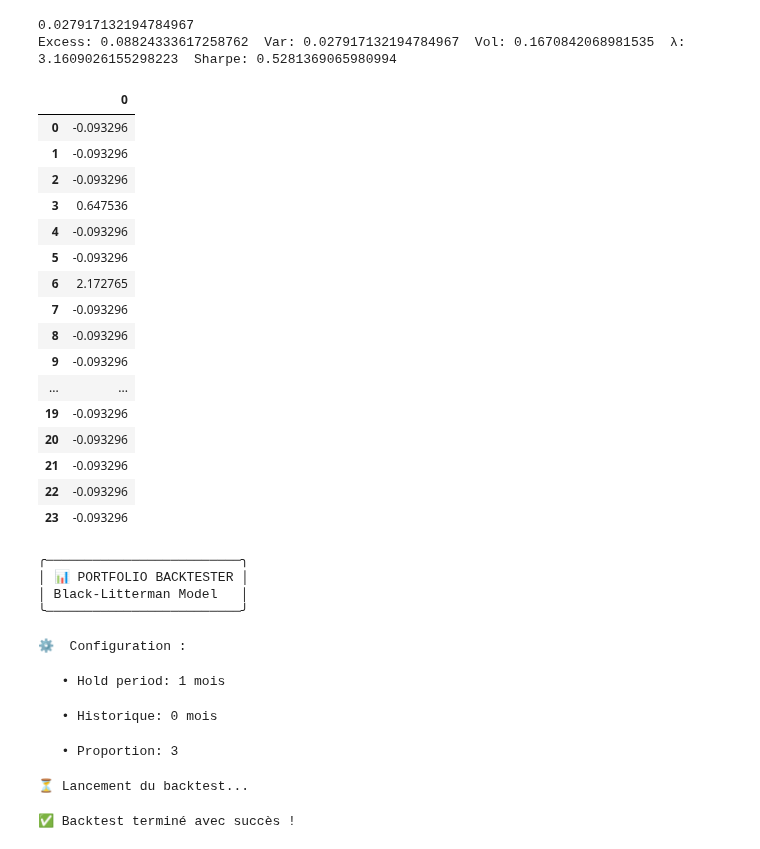
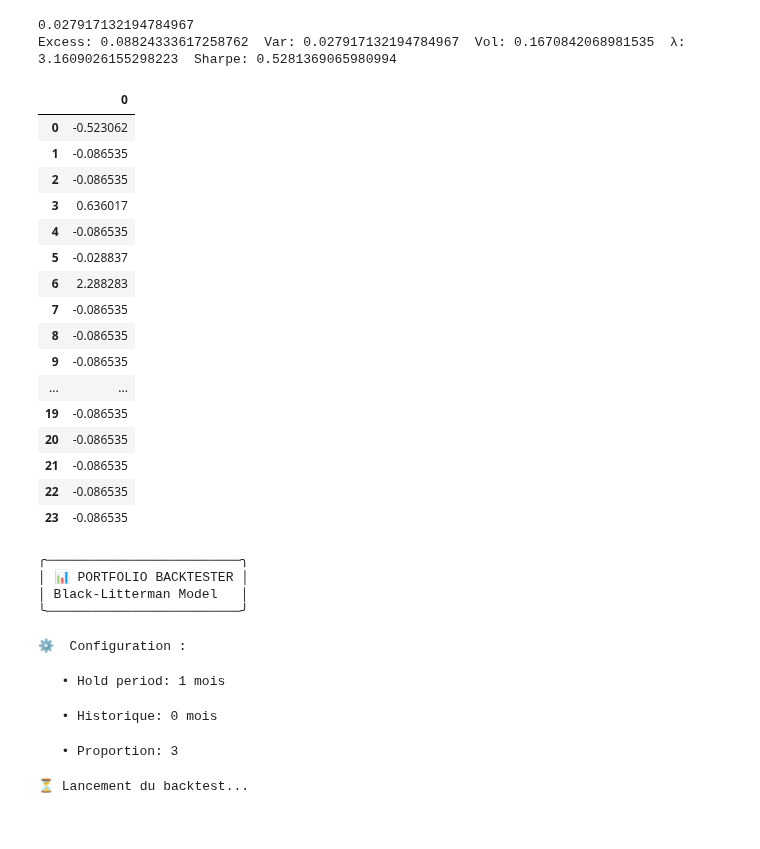
Before and after one commit to MaloBardin/Research-Project, a Jupyter notebook: View Value Estimator.ipynb, the cells around one changed output. Saved outputs shown, nothing was run; the diff lists cells and outputs as text; code cells hidden in the pictures.

```diff
--- a/View Value Estimator.ipynb
+++ b/View Value Estimator.ipynb
@@ -258,52 +258,52 @@ def BlackAndLittermanModel(backtestStartDate, rebalancingFrequency, lookbackPeri
 
     Sigma=GetSigma(df,backtestStartDate,lookback=lookbackPeriod)
     Lambda=3
-    PMatrix,Q= GetPMatrix(df,backtestStartDate, lookback=lookbackPeriod,proportion=3)
+    PMatrix,Q= GetPMatrix(df,backtestStartDate, lookback=lookbackPeriod,proportion=5)
     Omega=GetOmega(PMatrix, Sigma, c=0.2)
     rf=GetRiskFree(df,backtestStartDate,lookbackPeriod,RfDf)
     weights = GetWeight(df, backtestStartDate)
     weights = np.array(weights).reshape(-1, 1)
     uimplied = Lambda * (Sigma @ weights) + rf
     #BL formula
 
 
 
 
 
     optimizedReturn=(np.linalg.inv(np.linalg.inv(taux*Sigma)+np.transpose(PMatrix)@np.linalg.inv(Omega)@PMatrix)) @ (np.linalg.inv(taux*Sigma)@uimplied+np.transpose(PMatrix)@np.linalg.inv(Omega)@Q)
 
 
 
 
     #MarkowitzAllocation
     WeightBL=np.linalg.inv(Sigma)@(optimizedReturn-rf)/Lambda
     #print(WeightBL)
 
     if not np.isclose(float(np.sum(WeightBL)), 1.0, atol=1e-6):
         raise ValueError("Weights do not sum to 1, please investigate.")
 
     return WeightBL
 
 
 BlackAndLittermanModel("2018-05-11", rebalancingFrequency=3, lookbackPeriod=180, df=df,RfDf=RfDf)
 # %% [output]
 |  | 0 |
-| 0 | -0.093296 |
-| 1 | -0.093296 |
-| 2 | -0.093296 |
-| 3 | 0.647536 |
-| 4 | -0.093296 |
-| 5 | -0.093296 |
-| 6 | 2.172765 |
-| 7 | -0.093296 |
-| 8 | -0.093296 |
-| 9 | -0.093296 |
+| 0 | -0.523062 |
+| 1 | -0.086535 |
+| 2 | -0.086535 |
+| 3 | 0.636017 |
+| 4 | -0.086535 |
+| 5 | -0.028837 |
+| 6 | 2.288283 |
+| 7 | -0.086535 |
+| 8 | -0.086535 |
+| 9 | -0.086535 |
 | ... | ... |
-| 19 | -0.093296 |
-| 20 | -0.093296 |
-| 21 | -0.093296 |
-| 22 | -0.093296 |
-| 23 | -0.093296 |
+| 19 | -0.086535 |
+| 20 | -0.086535 |
+| 21 | -0.086535 |
+| 22 | -0.086535 |
+| 23 | -0.086535 |
 # %%
 from rich.console import Console
 from rich.panel import Panel
@@ -384,8 +384,9 @@ def Backtester(df,hold, hist, proportion,df_toBL, RfDf):
 
       GainOrLoss = 0
       for stocks in range(2, StockQty.shape[1]-1):
-          qty = StockQty.iloc[i, stocks]
-          if qty != 0.0:
+        qty = StockQty.iloc[i, stocks]
+
+        if qty != 0.0:
             price_now = df.iloc[i, stocks]
             price_prev = df.iloc[i - 1, stocks]
             GainOrLoss += qty * (price_now - price_prev)
@@ -410,7 +411,6 @@ console.print("\n[green]✅ Backtest terminé avec succès ![/green]\n")
    • Historique: 0 mois
    • Proportion: 3
 ⏳ Lancement du backtest...
-✅ Backtest terminé avec succès !
 # %%
 import plotly.express as px
 import pandas as pd
```
Also changed, not shown: 3 other files.
